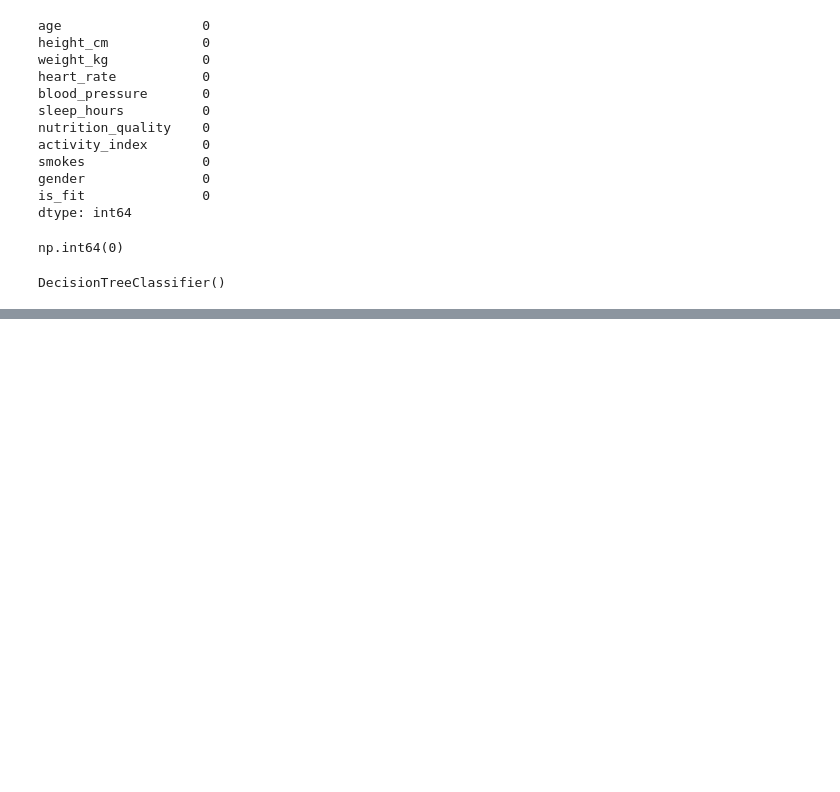
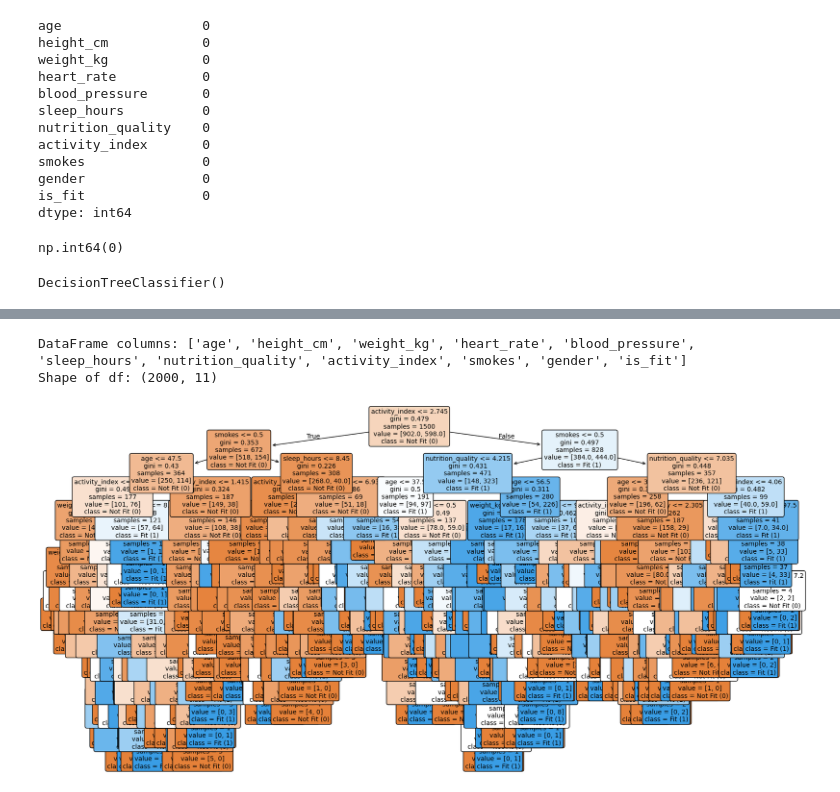
Before and after one commit to TejasRaundal/Machine-Learning-SCOE, a Jupyter notebook: Assignment 6/DecisionTreeClassifier.ipynb, the cells around one changed output, grey strips where cells are left out. Saved outputs shown, nothing was run; the diff lists cells and outputs as text; code cells hidden in the pictures; blank space fills up the shorter version.

Commit message:
Visualization Fixed

```diff
--- a/Assignment 6/DecisionTreeClassifier.ipynb
+++ b/Assignment 6/DecisionTreeClassifier.ipynb
@@ -122,0 +137,22 @@ weighted avg       0.69      0.69      0.69       500
+# %%
+print("DataFrame columns:", df.columns.tolist())
+print("Shape of df:", df.shape)
+# %% [output]
+DataFrame columns: ['age', 'height_cm', 'weight_kg', 'heart_rate', 'blood_pressure', 'sleep_hours', 'nutrition_quality', 'activity_index', 'smokes', 'gender', 'is_fit']
+Shape of df: (2000, 11)
+# %%
+import matplotlib.pyplot as plt
+from sklearn.tree import plot_tree
+
+plt.figure(figsize=(20, 10))
+plot_tree(
+    model,
+    feature_names=df.drop(columns=['is_fit']).columns,
+    class_names=['Not Fit (0)', 'Fit (1)'],
+    filled=True,
+    rounded=True,
+    fontsize=10
+)
+plt.show()
+# %% [output]
+[figure, added]
```
Also changed, not shown: parts of 4 cells of this notebook, 4 other files.
